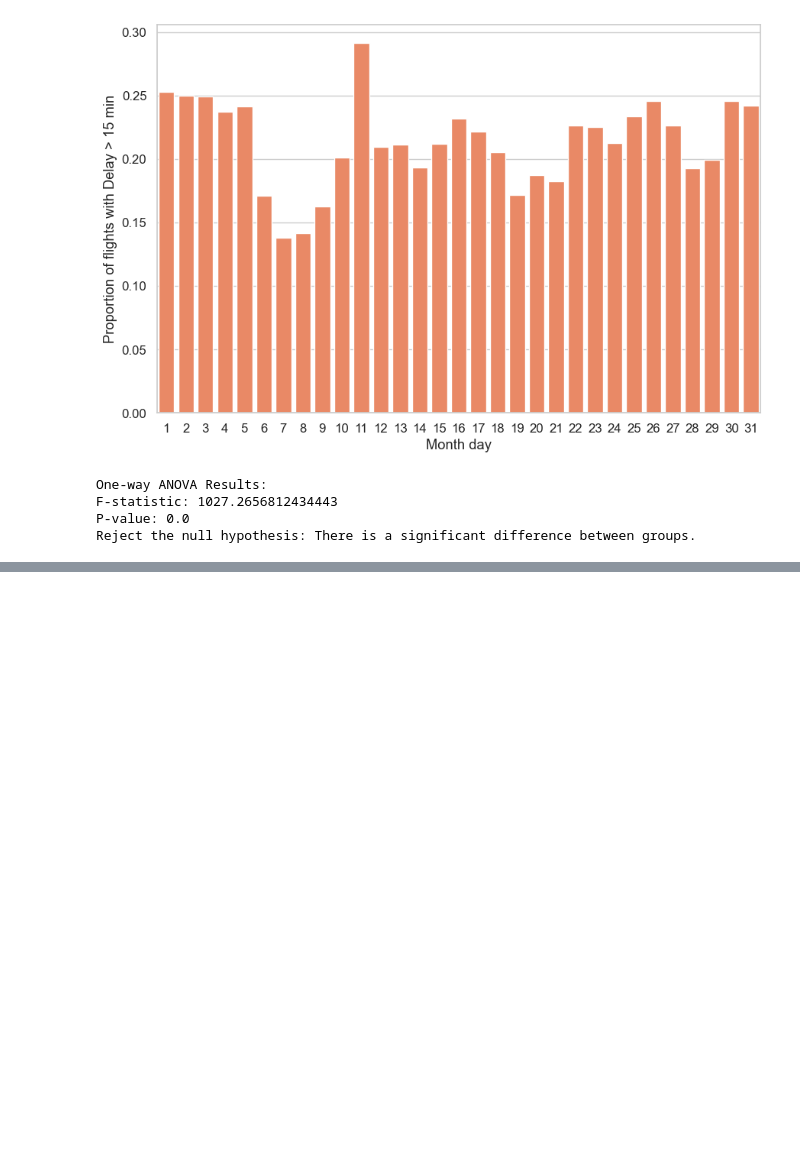
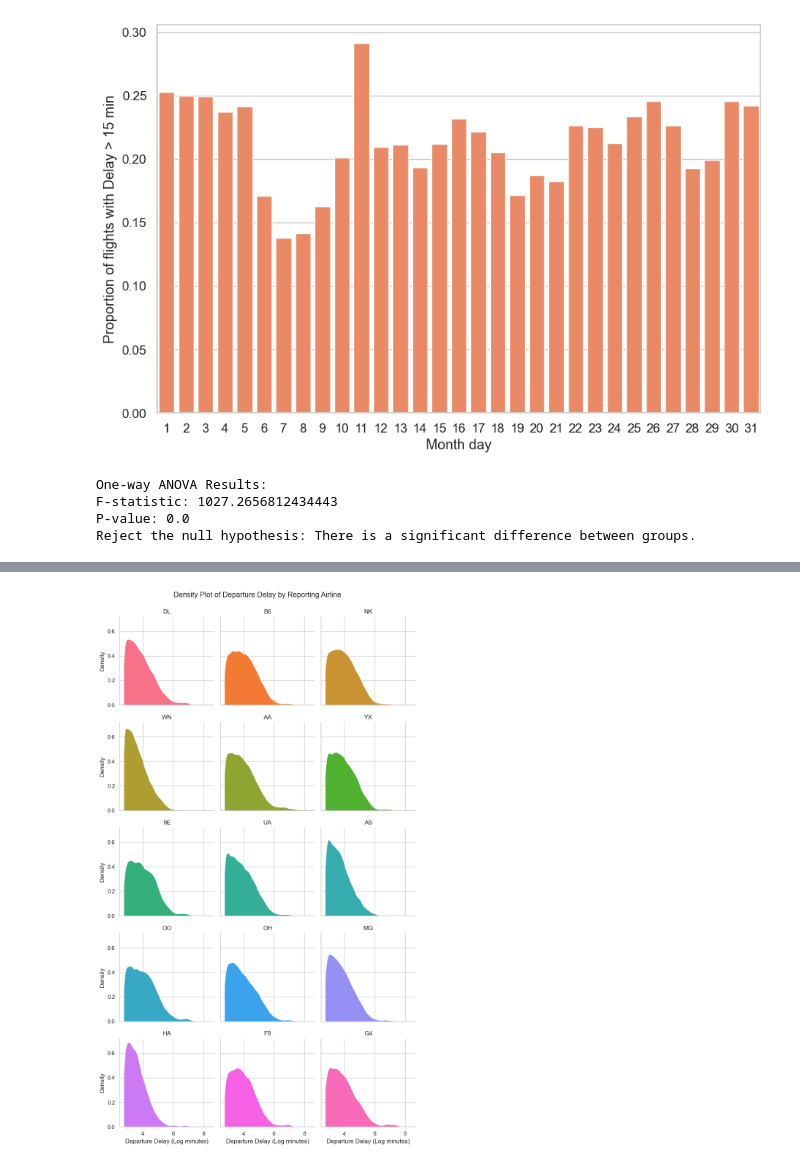
Before and after one commit to martinpimentel/flight-delay-predictions, a Jupyter notebook: EDA.ipynb, the cells around one changed output, grey strips where cells are left out. Cells and saved outputs as stored; diff of their text form; code cells hidden in the pictures; blank space fills up the shorter version.

```diff
--- a/EDA.ipynb
+++ b/EDA.ipynb
@@ -466,0 +486,19 @@ plt.show()
+# %%
+df['LogDepDelay15'] = np.where(df['DepDelay'] > 15, np.log(df['DepDelay']), 0)
+
+sns.set(style="whitegrid")
+g = sns.FacetGrid(df[df['LogDepDelay15']>0], col='Reporting_Airline', hue='Reporting_Airline', col_wrap=3)
+
+# Draw density plots for DepDelay
+g = g.map(sns.kdeplot, "LogDepDelay15", cut=0, fill=True, common_norm=False, alpha=1, legend=False)
+
+# Control the title of each facet
+g = g.set_titles("{col_name}")
+
+g.set_axis_labels("Departure Delay (Log minutes)", "Density")
+g.fig.suptitle("Density Plot of Departure Delay by Reporting Airline", y=1.02)
+
+# Show the graph
+plt.show()
+# %% [output]
+[figure, added]
```
Also changed, not shown: parts of 4 cells of this notebook.
